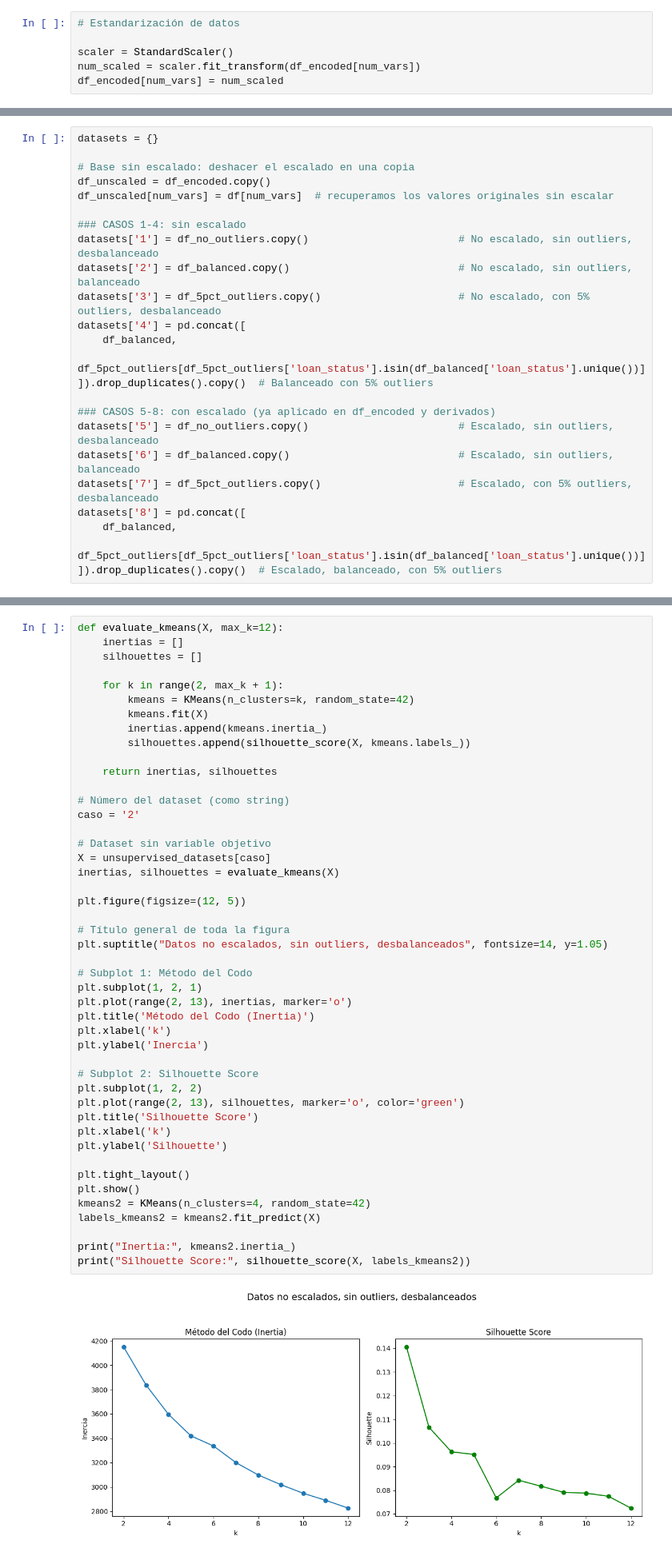
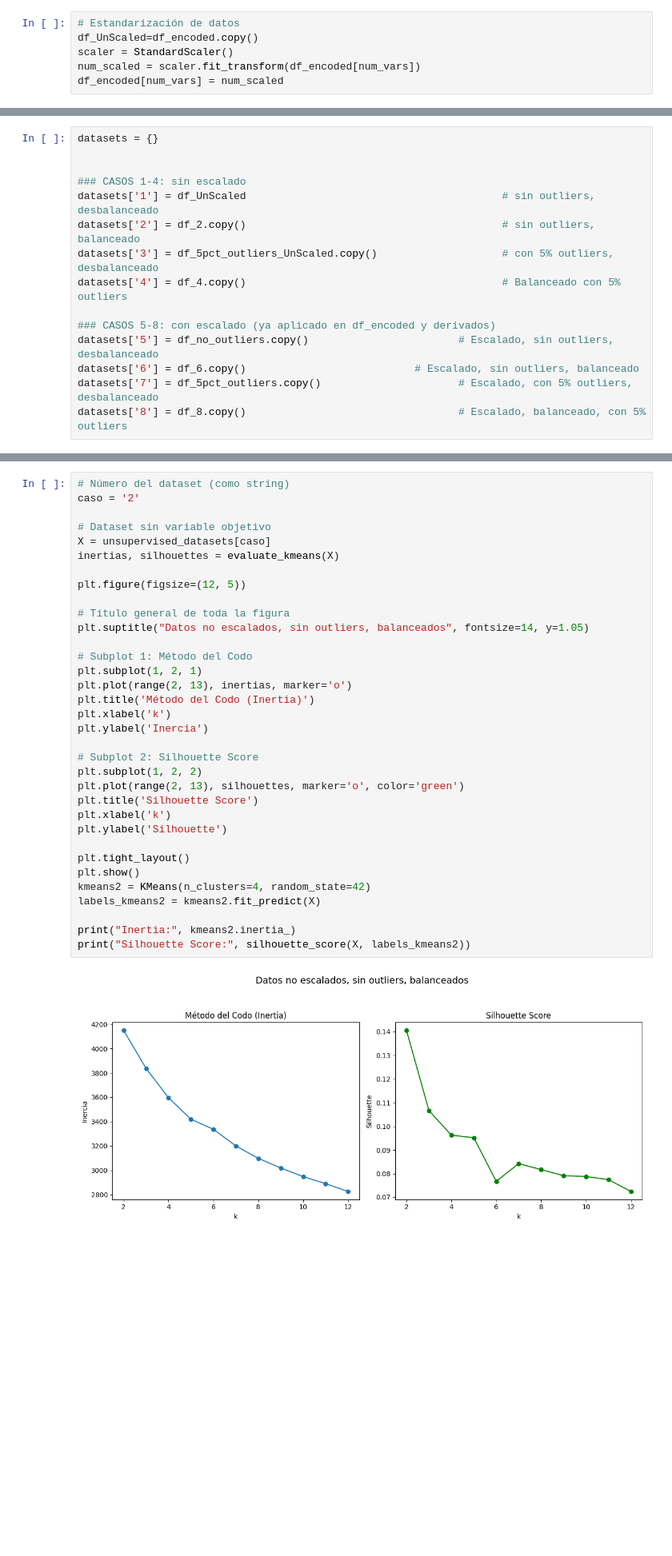
Before and after one commit to segomezz/Practica2-IA, a Jupyter notebook: Práctica_2.ipynb, the cells around one changed output, grey strips where cells are left out. Shown at 80% size. Cells and saved outputs as stored; diff of their text form; blank space fills up the shorter version.

Commit message:
Corrección de los datasets

```diff
--- a/Práctica_2.ipynb
+++ b/Práctica_2.ipynb
@@ -68,6 +109,6 @@ df_encoded = pd.get_dummies(df, columns=cat_vars)
 # %%
 # Estandarización de datos
-
+df_UnScaled=df_encoded.copy()
 scaler = StandardScaler()
 num_scaled = scaler.fit_transform(df_encoded[num_vars])
 df_encoded[num_vars] = num_scaled
@@ -113,27 +201,18 @@ df_unbalanced = df_no_outliers.copy()
 # %%
 datasets = {}
 
-# Base sin escalado: deshacer el escalado en una copia
-df_unscaled = df_encoded.copy()
-df_unscaled[num_vars] = df[num_vars]  # recuperamos los valores originales sin escalar
 
 ### CASOS 1-4: sin escalado
-datasets['1'] = df_no_outliers.copy()                        # No escalado, sin outliers, desbalanceado
-datasets['2'] = df_balanced.copy()                           # No escalado, sin outliers, balanceado
-datasets['3'] = df_5pct_outliers.copy()                      # No escalado, con 5% outliers, desbalanceado
-datasets['4'] = pd.concat([
-    df_balanced,
-    df_5pct_outliers[df_5pct_outliers['loan_status'].isin(df_balanced['loan_status'].unique())]
-]).drop_duplicates().copy()  # Balanceado con 5% outliers
+datasets['1'] = df_UnScaled                                         # sin outliers, desbalanceado
+datasets['2'] = df_2.copy()                                         # sin outliers, balanceado
+datasets['3'] = df_5pct_outliers_UnScaled.copy()                    # con 5% outliers, desbalanceado
+datasets['4'] = df_4.copy()                                         # Balanceado con 5% outliers
 
 ### CASOS 5-8: con escalado (ya aplicado en df_encoded y derivados)
 datasets['5'] = df_no_outliers.copy()                        # Escalado, sin outliers, desbalanceado
-datasets['6'] = df_balanced.copy()                           # Escalado, sin outliers, balanceado
+datasets['6'] = df_6.copy()                           # Escalado, sin outliers, balanceado
 datasets['7'] = df_5pct_outliers.copy()                      # Escalado, con 5% outliers, desbalanceado
-datasets['8'] = pd.concat([
-    df_balanced,
-    df_5pct_outliers[df_5pct_outliers['loan_status'].isin(df_balanced['loan_status'].unique())]
-]).drop_duplicates().copy()  # Escalado, balanceado, con 5% outliers
+datasets['8'] = df_8.copy()                                  # Escalado, balanceado, con 5% outliers
 # %% [markdown]
 # 2) Aprendizaje supervisado
 # %% [markdown]
@@ -242,53 +321,41 @@ Silhouette Score (DBSCAN): -0.13345105319559133
 # %% [markdown]
 ### K-means
 # %%
-def evaluate_kmeans(X, max_k=12):
-    inertias = []
-    silhouettes = []
-
-    for k in range(2, max_k + 1):
-        kmeans = KMeans(n_clusters=k, random_state=42)
-        kmeans.fit(X)
-        inertias.append(kmeans.inertia_)
-        silhouettes.append(silhouette_score(X, kmeans.labels_))
-
-    return inertias, silhouettes
-
 # Número del dataset (como string)
 caso = '2'
 
 # Dataset sin variable objetivo
 X = unsupervised_datasets[caso]
 inertias, silhouettes = evaluate_kmeans(X)
 
 plt.figure(figsize=(12, 5))
 
 # Título general de toda la figura
-plt.suptitle("Datos no escalados, sin outliers, desbalanceados", fontsize=14, y=1.05)
+plt.suptitle("Datos no escalados, sin outliers, balanceados", fontsize=14, y=1.05)
 
 # Subplot 1: Método del Codo
 plt.subplot(1, 2, 1)
 plt.plot(range(2, 13), inertias, marker='o')
 plt.title('Método del Codo (Inertia)')
 plt.xlabel('k')
 plt.ylabel('Inercia')
 
 # Subplot 2: Silhouette Score
 plt.subplot(1, 2, 2)
 plt.plot(range(2, 13), silhouettes, marker='o', color='green')
 plt.title('Silhouette Score')
 plt.xlabel('k')
 plt.ylabel('Silhouette')
 
 plt.tight_layout()
 plt.show()
 kmeans2 = KMeans(n_clusters=4, random_state=42)
 labels_kmeans2 = kmeans2.fit_predict(X)
 
 print("Inertia:", kmeans2.inertia_)
 print("Silhouette Score:", silhouette_score(X, labels_kmeans2))
 # %% [output]
-[figure, old version]
+[figure, new version]
 Inertia: 3595.834214454392
 Silhouette Score: 0.09624840481028052
 # %% [markdown]
```
Also changed, not shown: parts of 46 cells of this notebook.
